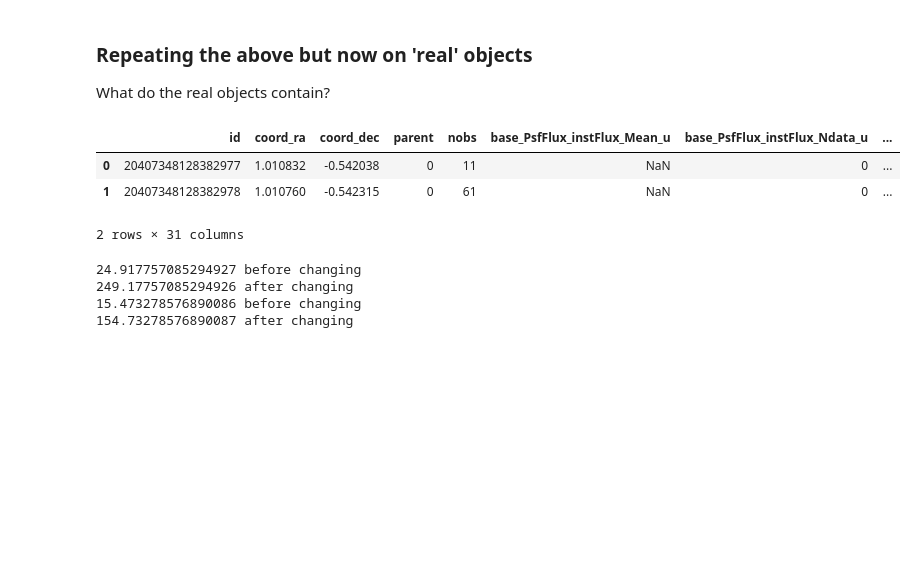
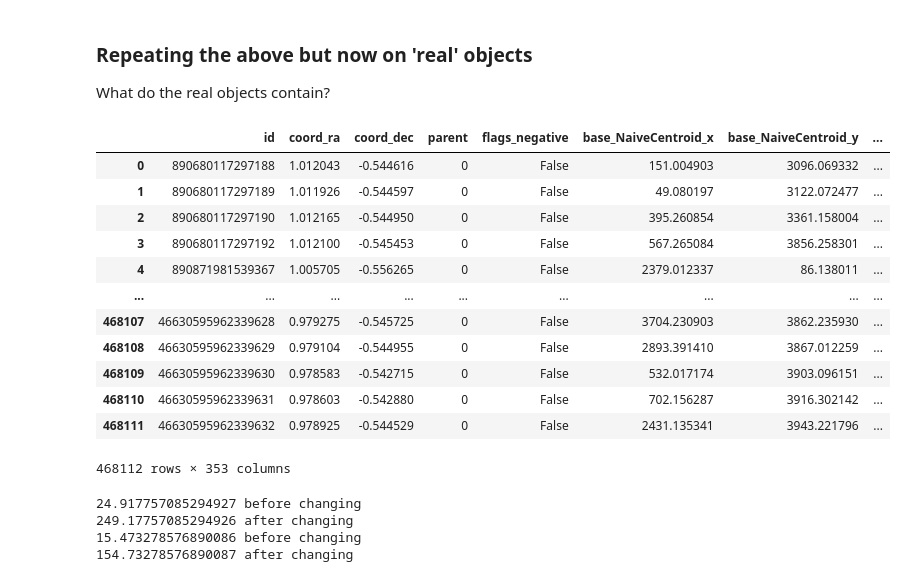
Before and after one commit to LSSTDESC/plasticc_alerts, a Jupyter notebook: process.ipynb, the cells around one changed output. Drawn from its saved outputs; the diff is of its cells as text; code cells hidden in the pictures; blank space fills up the shorter version.

```diff
--- a/process.ipynb
+++ b/process.ipynb
@@ -439,11 +444,21 @@ assoc_table
 What do the real objects contain?
 # %%
 object_table
+source_table
 # %% [output]
-|  | id | coord_ra | coord_dec | parent | nobs | base_PsfFlux_instFlux_Mean_u | base_PsfFlux_instFlux_Ndata_u | ... |
-| 0 | 20407348128382977 | 1.010832 | -0.542038 | 0 | 11 | NaN | 0 | ... |
-| 1 | 20407348128382978 | 1.010760 | -0.542315 | 0 | 61 | NaN | 0 | ... |
+|  | id | coord_ra | coord_dec | parent | flags_negative | base_NaiveCentroid_x | base_NaiveCentroid_y | ... |
+| 0 | 890680117297188 | 1.012043 | -0.544616 | 0 | False | 151.004903 | 3096.069332 | ... |
+| 1 | 890680117297189 | 1.011926 | -0.544597 | 0 | False | 49.080197 | 3122.072477 | ... |
+| 2 | 890680117297190 | 1.012165 | -0.544950 | 0 | False | 395.260854 | 3361.158004 | ... |
+| 3 | 890680117297192 | 1.012100 | -0.545453 | 0 | False | 567.265084 | 3856.258301 | ... |
+| 4 | 890871981539367 | 1.005705 | -0.556265 | 0 | False | 2379.012337 | 86.138011 | ... |
+| ... | ... | ... | ... | ... | ... | ... | ... | ... |
+| 468107 | 46630595962339628 | 0.979275 | -0.545725 | 0 | False | 3704.230903 | 3862.235930 | ... |
+| 468108 | 46630595962339629 | 0.979104 | -0.544955 | 0 | False | 2893.391410 | 3867.012259 | ... |
+| 468109 | 46630595962339630 | 0.978583 | -0.542715 | 0 | False | 532.017174 | 3903.096151 | ... |
+| 468110 | 46630595962339631 | 0.978603 | -0.542880 | 0 | False | 702.156287 | 3916.302142 | ... |
+| 468111 | 46630595962339632 | 0.978925 | -0.544529 | 0 | False | 2431.135341 | 3943.221796 | ... |
-2 rows × 31 columns
+468112 rows × 353 columns
 # %%
 for c,row in enumerate(object_table['base_PsfFlux_instFlux_Mean_z']):
     print(object_table.loc[c,'base_PsfFlux_instFlux_Mean_z'], 'before changing')
```
Also changed, not shown: parts of 2 cells of this notebook.
